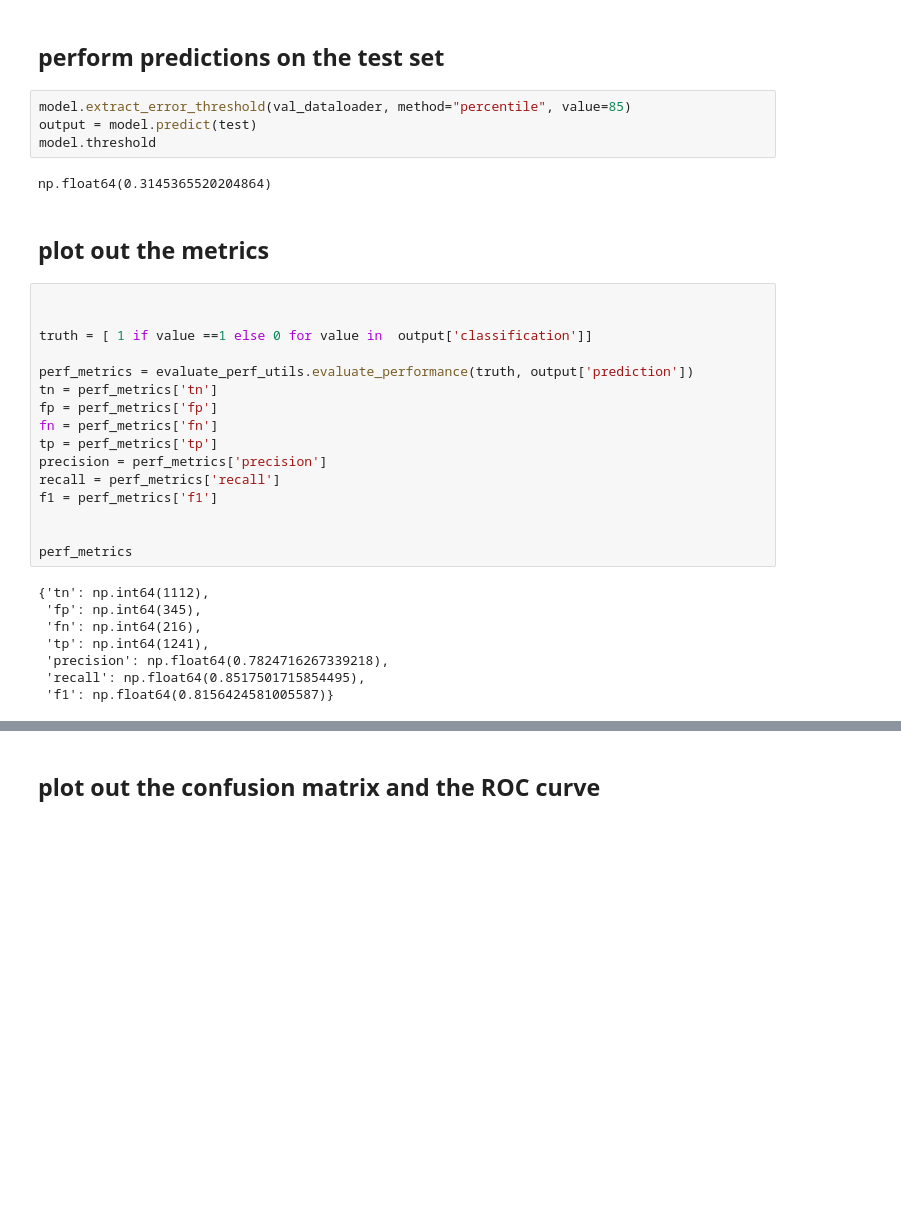
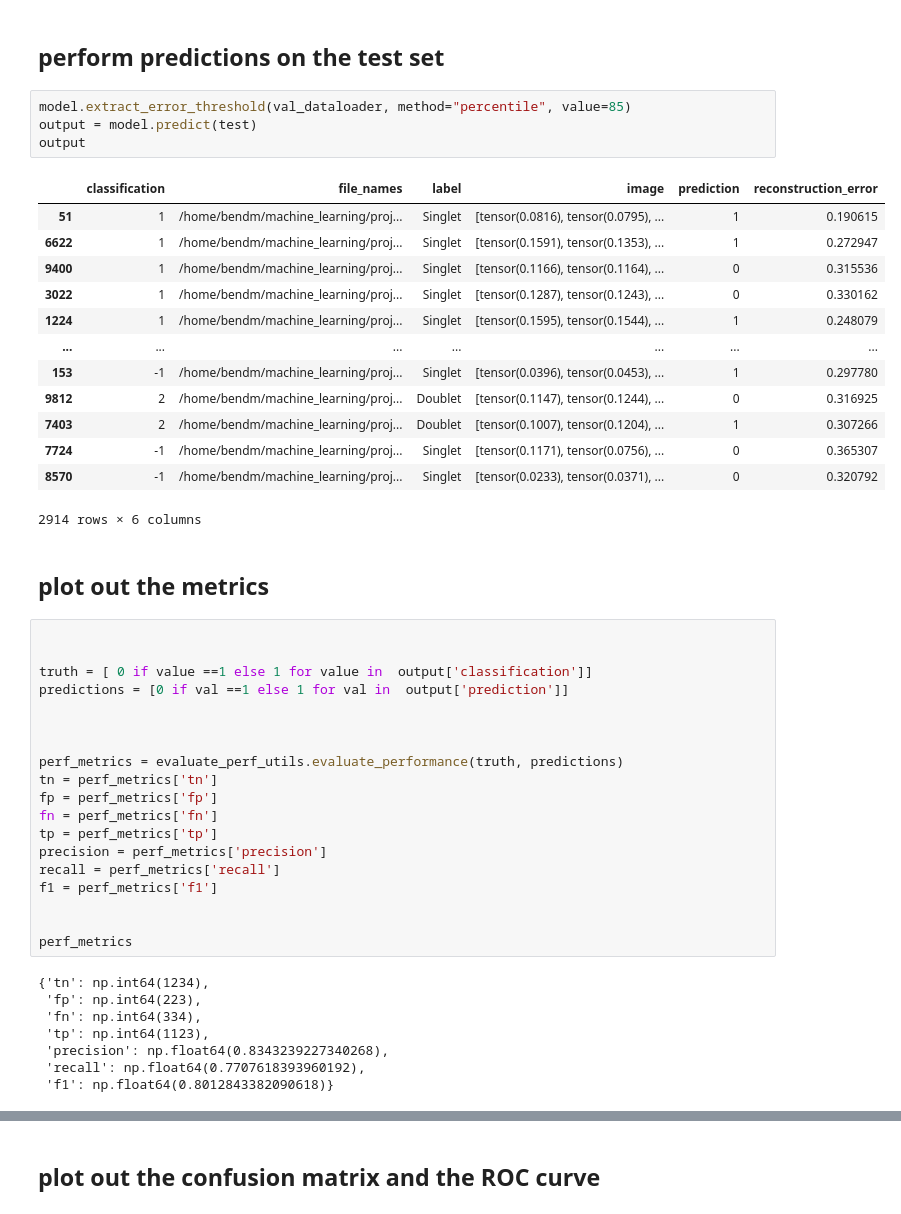
Before and after one commit to Bendemeurichy/majority-vote-outlier-detection, a Jupyter notebook: models/VAE/predictions.ipynb, the cells around one changed output, grey strips where cells are left out. Drawn from its saved outputs; the diff is of its cells as text; blank space fills up the shorter version.

```diff
--- a/models/VAE/predictions.ipynb
+++ b/models/VAE/predictions.ipynb
@@ -116,17 +120,32 @@ study = optuna.create_study(direction="maximize")
 # %%
 model.extract_error_threshold(val_dataloader, method="percentile", value=85)
 output = model.predict(test)
-model.threshold
+output
 # %% [output]
+|  | classification | file_names | label | image | prediction | reconstruction_error |
+| 51 | 1 | /home/bendm/machine_learning/proj... | Singlet | [tensor(0.0816), tensor(0.0795), ... | 1 | 0.190615 |
+| 6622 | 1 | /home/bendm/machine_learning/proj... | Singlet | [tensor(0.1591), tensor(0.1353), ... | 1 | 0.272947 |
+| 9400 | 1 | /home/bendm/machine_learning/proj... | Singlet | [tensor(0.1166), tensor(0.1164), ... | 0 | 0.315536 |
+| 3022 | 1 | /home/bendm/machine_learning/proj... | Singlet | [tensor(0.1287), tensor(0.1243), ... | 0 | 0.330162 |
+| 1224 | 1 | /home/bendm/machine_learning/proj... | Singlet | [tensor(0.1595), tensor(0.1544), ... | 1 | 0.248079 |
+| ... | ... | ... | ... | ... | ... | ... |
+| 153 | -1 | /home/bendm/machine_learning/proj... | Singlet | [tensor(0.0396), tensor(0.0453), ... | 1 | 0.297780 |
+| 9812 | 2 | /home/bendm/machine_learning/proj... | Doublet | [tensor(0.1147), tensor(0.1244), ... | 0 | 0.316925 |
+| 7403 | 2 | /home/bendm/machine_learning/proj... | Doublet | [tensor(0.1007), tensor(0.1204), ... | 1 | 0.307266 |
+| 7724 | -1 | /home/bendm/machine_learning/proj... | Singlet | [tensor(0.1171), tensor(0.0756), ... | 0 | 0.365307 |
+| 8570 | -1 | /home/bendm/machine_learning/proj... | Singlet | [tensor(0.0233), tensor(0.0371), ... | 0 | 0.320792 |
-np.float64(0.3145365520204864)
+2914 rows × 6 columns
 # %% [markdown]
 ## plot out the metrics
 # %%
 
 
-truth = [ 1 if value ==1 else 0 for value in  output['classification']]
+truth = [ 0 if value ==1 else 1 for value in  output['classification']]
+predictions = [0 if val ==1 else 1 for val in  output['prediction']]
 
-perf_metrics = evaluate_perf_utils.evaluate_performance(truth, output['prediction'])
+
+
+perf_metrics = evaluate_perf_utils.evaluate_performance(truth, predictions)
 tn = perf_metrics['tn']
 fp = perf_metrics['fp']
 fn = perf_metrics['fn']
@@ -138,13 +157,13 @@ f1 = perf_metrics['f1']
 
 perf_metrics
 # %% [output]
-{'tn': np.int64(1112),
- 'fp': np.int64(345),
- 'fn': np.int64(216),
- 'tp': np.int64(1241),
- 'precision': np.float64(0.7824716267339218),
- 'recall': np.float64(0.8517501715854495),
- 'f1': np.float64(0.8156424581005587)}
+{'tn': np.int64(1234),
+ 'fp': np.int64(223),
+ 'fn': np.int64(334),
+ 'tp': np.int64(1123),
+ 'precision': np.float64(0.8343239227340268),
+ 'recall': np.float64(0.7707618393960192),
+ 'f1': np.float64(0.8012843382090618)}
 # %%
 accuracy = (tp + tn) / (tp + tn + fp + fn)
 print(f'accuracy: {accuracy}')
```
Also changed, not shown: parts of 10 cells of this notebook, 4 other files.
